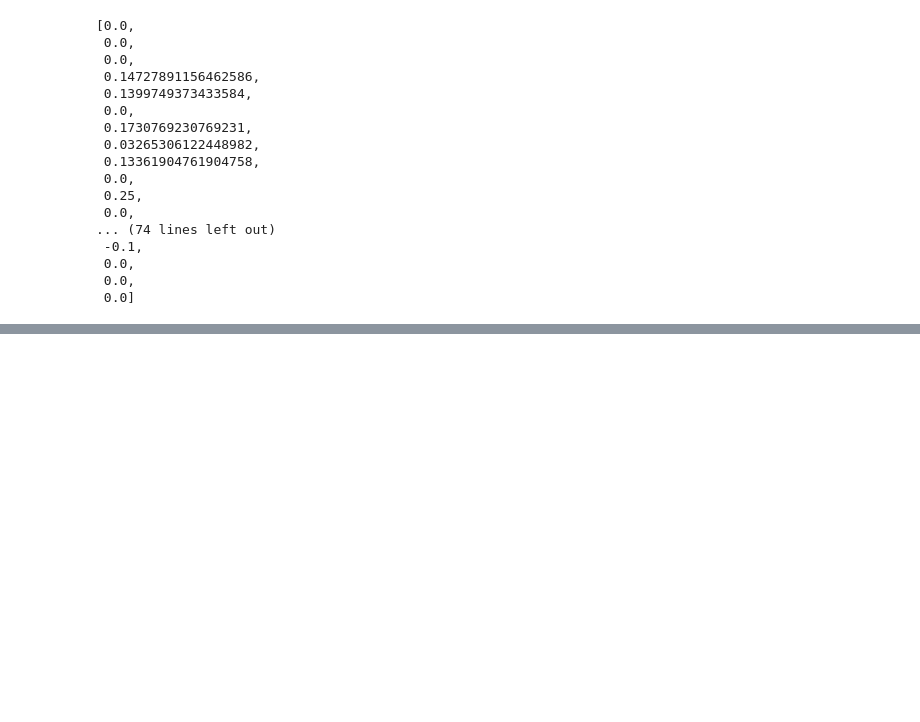
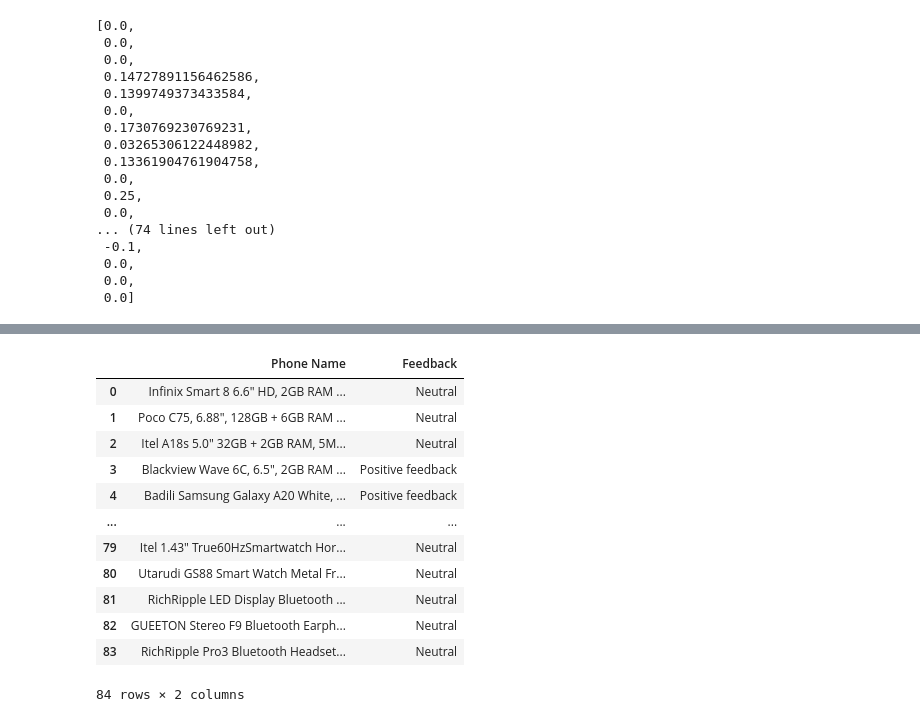
Before and after one commit to CisseBenn/Data-Scrapping, a Jupyter notebook: Main.ipynb, the cells around one changed output, grey strips where cells are left out. Cells and saved outputs as stored; diff of their text form; code cells hidden in the pictures; blank space fills up the shorter version.

```diff
--- a/Main.ipynb
+++ b/Main.ipynb
@@ -659,0 +655,12 @@ jumiaDataframe = pd.DataFrame({
+# %%
+jumiacomments = []
+for comment in jumia_comments:
+    if comment == 0:
+        sent = "Neutral"
+        jumiacomments.append(sent)
+    elif comment >= 0:
+        sent = "Positive feedback"
+        jumiacomments.append(sent)
+    elif comment <= 0:
+        sent = "Negative feedback"
+jumiacomments
@@ -659,0 +685,25 @@ jumiaDataframe = pd.DataFrame({
+# %%
+min_length = min(len(j_phone_names), len(jumiacomments))
+j_phone_names = j_phone_names[:min_length]
+jumiacomments = jumiacomments[:min_length]
+
+jumiaDataframe = pd.DataFrame({
+    "Phone Name": j_phone_names,
+    "Feedback" : jumiacomments
+})
+
+jumiaDataframe
+# %% [output]
+|  | Phone Name | Feedback |
+| 0 | Infinix Smart 8 6.6" HD, 2GB RAM ... | Neutral |
+| 1 | Poco C75, 6.88", 128GB + 6GB RAM ... | Neutral |
+| 2 | Itel A18s 5.0" 32GB + 2GB RAM, 5M... | Neutral |
+| 3 | Blackview Wave 6C, 6.5", 2GB RAM ... | Positive feedback |
+| 4 | Badili Samsung Galaxy A20 White, ... | Positive feedback |
+| ... | ... | ... |
+| 79 | Itel 1.43" True60HzSmartwatch Hor... | Neutral |
+| 80 | Utarudi GS88 Smart Watch Metal Fr... | Neutral |
+| 81 | RichRipple LED Display Bluetooth ... | Neutral |
+| 82 | GUEETON Stereo F9 Bluetooth Earph... | Neutral |
+| 83 | RichRipple Pro3 Bluetooth Headset... | Neutral |
+84 rows × 2 columns
```
Also changed, not shown: parts of 2 cells of this notebook.
